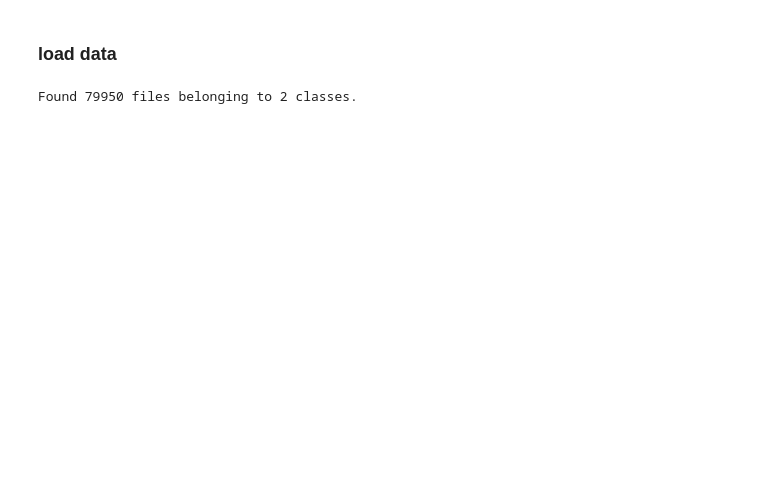
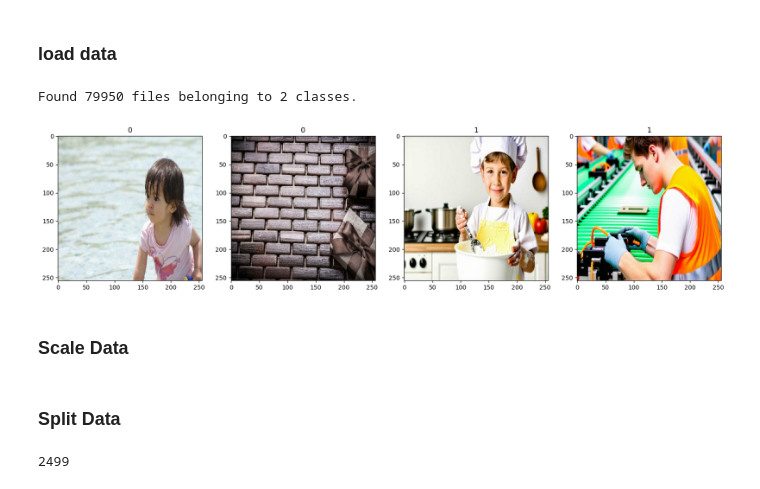
Before and after one commit to DDDDDDDEVIN/AI-vs-Human-Generated-Images, a Jupyter notebook: notebook/Data Preprocessing.ipynb, the cells around one changed output. Cells and saved outputs as stored; diff of their text form; code cells hidden in the pictures; blank space fills up the shorter version.

```diff
--- a/notebook/Data Preprocessing.ipynb
+++ b/notebook/Data Preprocessing.ipynb
@@ -43,3 +45,23 @@ for image in os.listdir(os.path.join(data_dir, test_dir)):
 data = tf.keras.utils.image_dataset_from_directory(os.path.join(data_dir, train_dir))
 # %% [output]
 Found 79950 files belonging to 2 classes.
+# %%
+def swap_label(image, label):
+    new_label = 1- label
+    return image, new_label
+# %%
+# 1 for AI, 0 for human
+swapped_data = data.map(swap_label)
+# %%
+data_iterator = swapped_data.as_numpy_iterator()
+# %%
+batch = data_iterator.next()
+# %%
+fig, ax = plt.subplots(ncols=4, figsize=(20,20))
+for idx, img in  enumerate(batch[0][:4]):
+    ax[idx].imshow(img.astype(int))
+    ax[idx].title.set_text(batch[1][idx])
+# %% [output]
+[figure, added]
+# %% [markdown]
+### Scale Data
@@ -45,0 +70,6 @@ Found 79950 files belonging to 2 classes.
+# %% [markdown]
+### Split Data
+# %%
+len(scaled_data)
+# %% [output]
+2499
```
Also changed, not shown: parts of 12 cells of this notebook, 1 other file.
